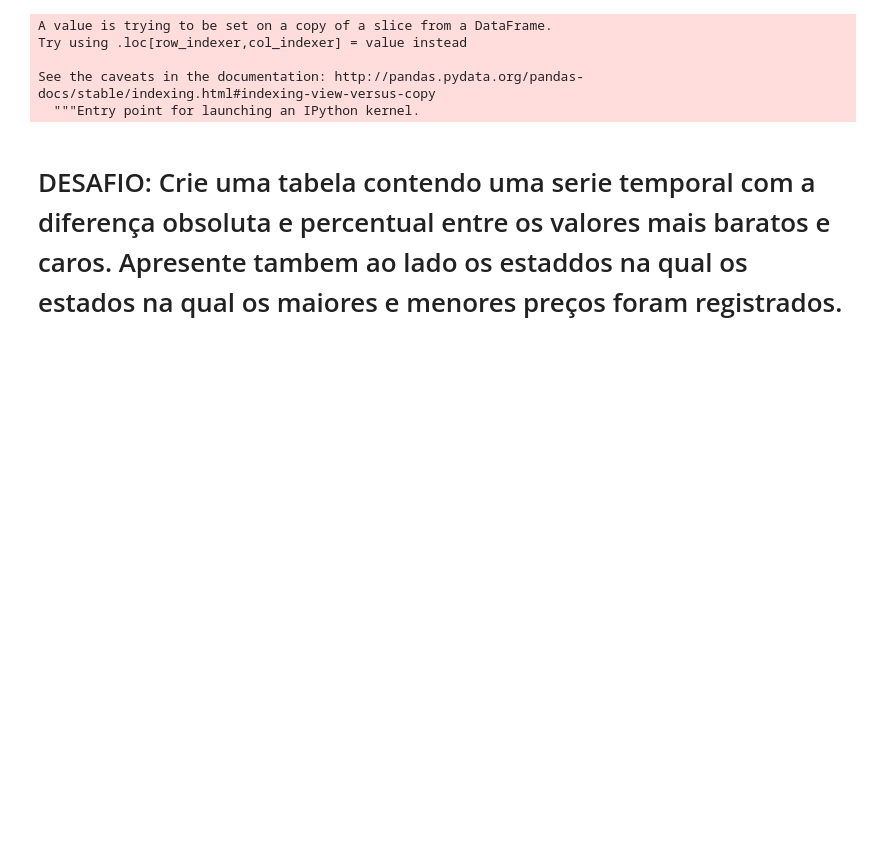
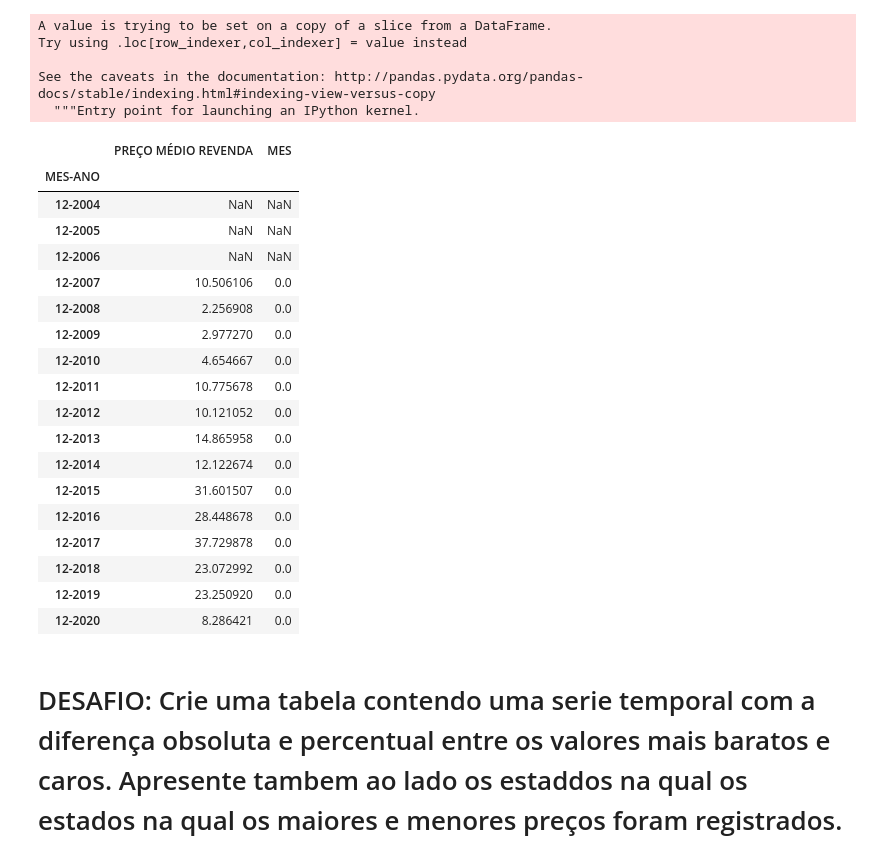
Before and after one commit to kiraDarthur/pandas-numpy, a Jupyter notebook: Análise de Dados de Petróleo .ipynb, the cells around one changed output. Drawn from its saved outputs; the diff is of its cells as text; code cells hidden in the pictures; blank space fills up the shorter version.

```diff
--- a/Análise de Dados de Petróleo .ipynb
+++ b/Análise de Dados de Petróleo .ipynb
@@ -213,2 +211,26 @@ See the caveats in the documentation: http://pandas.pydata.org/pandas-docs/stabl
+# %%
+df_month_rio= df_rio.groupby('MES-ANO')[['PREÇO MÉDIO REVENDA','MES']].last()
+# %%
+((df_month_rio[df_month_rio['MES'] == 12] / df_month_rio[df_month_rio['MES']== 12].shift(1)-1)*100).rolling(3).sum()
+# %% [output]
+|  | PREÇO MÉDIO REVENDA | MES |
+| MES-ANO |  |  |
+| 12-2004 | NaN | NaN |
+| 12-2005 | NaN | NaN |
+| 12-2006 | NaN | NaN |
+| 12-2007 | 10.506106 | 0.0 |
+| 12-2008 | 2.256908 | 0.0 |
+| 12-2009 | 2.977270 | 0.0 |
+| 12-2010 | 4.654667 | 0.0 |
+| 12-2011 | 10.775678 | 0.0 |
+| 12-2012 | 10.121052 | 0.0 |
+| 12-2013 | 14.865958 | 0.0 |
+| 12-2014 | 12.122674 | 0.0 |
+| 12-2015 | 31.601507 | 0.0 |
+| 12-2016 | 28.448678 | 0.0 |
+| 12-2017 | 37.729878 | 0.0 |
+| 12-2018 | 23.072992 | 0.0 |
+| 12-2019 | 23.250920 | 0.0 |
+| 12-2020 | 8.286421 | 0.0 |
 # %% [markdown]
 # DESAFIO: Crie uma tabela contendo uma serie temporal com a diferença obsoluta e percentual entre os valores mais baratos e caros. Apresente tambem ao lado os estaddos na qual os  estados na qual os maiores e menores preços foram registrados.
```
Also changed, not shown: parts of 3 cells of this notebook.
